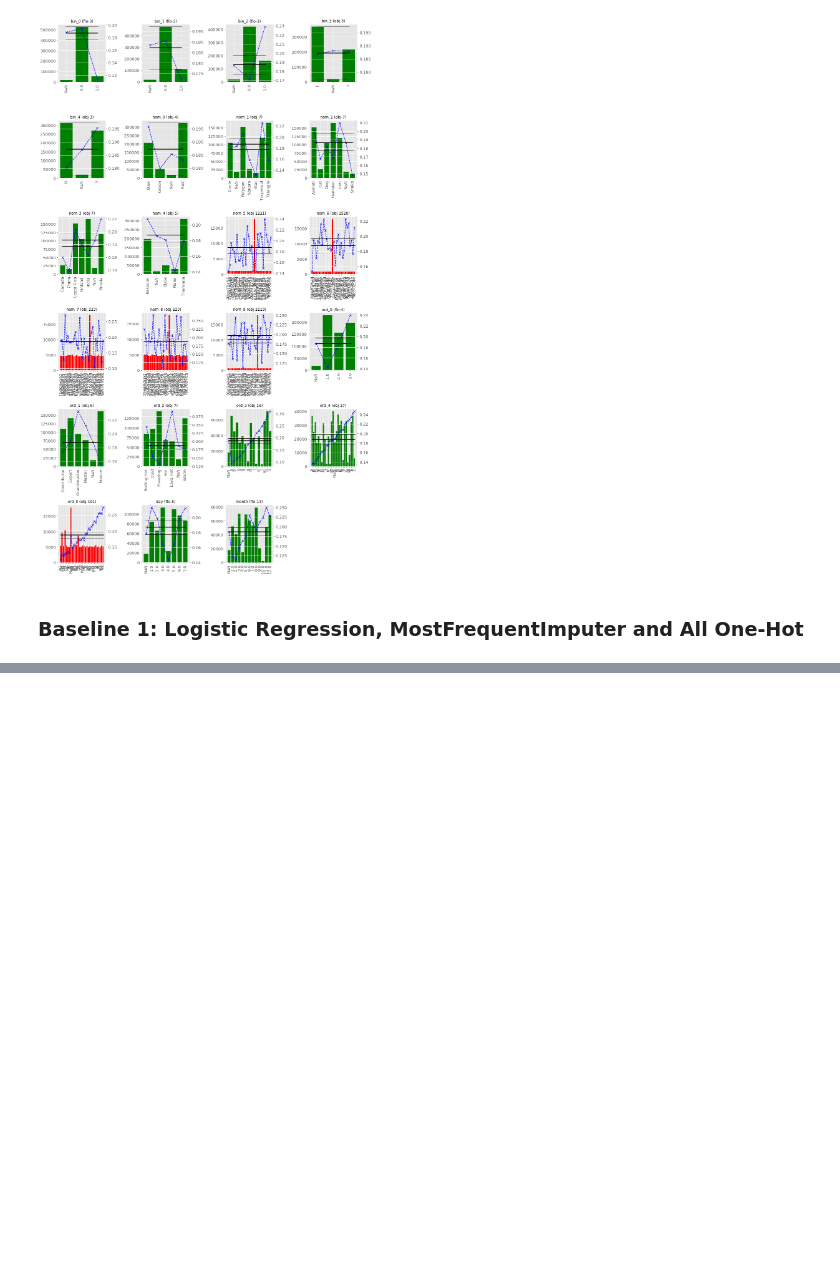
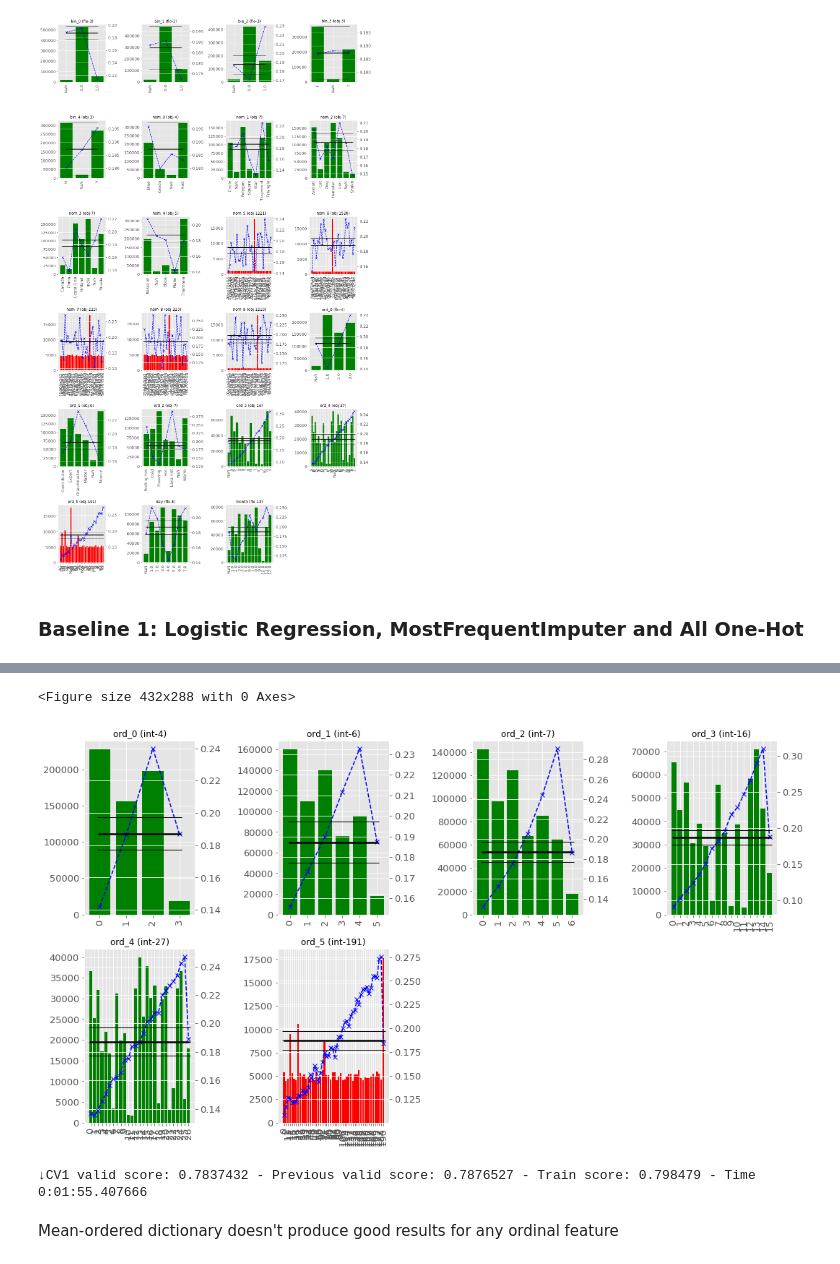
Before and after one commit to numan947/Kaggle, a Jupyter notebook: CategoricalFeatureEncoding_II/Modeling v2.ipynb, the cells around one changed output, grey strips where cells are left out. Drawn from its saved outputs; the diff is of its cells as text; code cells hidden in the pictures; blank space fills up the shorter version.

```diff
--- a/CategoricalFeatureEncoding_II/Modeling v2.ipynb
+++ b/CategoricalFeatureEncoding_II/Modeling v2.ipynb
@@ -248,0 +678,48 @@ print("Average: {}".format((bl1cv1+bl1cv2+bl1cv3)/3.0))
+# %%
+class OrdinalEngineer(BaseEstimator, TransformerMixin):
+    def __init__(self, cols, transform_ordinal, transform_dict=None):
+        self.cols = cols
+        self.transform_ordinal = transform_ordinal
+        self.transform_dict = transform_dict
+    def fit(self,X, y=None):
+        return self
+    def transform(self, X, y=None):
+        df = X.copy()
+        for c in self.cols:
+            df[c] = self.transform_ordinal(df[c], self.transform_dict)
+        return df
+# %%
+oe = OrdinalEngineer(ordinal_features, transform_feat, normal_dict)
+# %%
+mutils.plot_multiple_categorical(oe.fit_transform(df.fillna("N_A")), ordinal_features, col_target="target", top_n=50)
+# %% [output]
+<Figure size 432x288 with 0 Axes>
+[figure, added]
+# %%
+%%time
+# Interactions for bin_3 & bin_4
+df = train.copy()
+
+target_cols = ["target"]
+drop_cols = ["bin_3"]
+all_train_cols = [col for col in df.columns if col not in target_cols+drop_cols+ordinal_features]
+
+
+# print(all_train_cols)
+mfi = CustomMostFrequentImputer(ordinal_features)
+oe = OrdinalEngineer(ordinal_features, transform_feat, normal_dict)
+imputer = CustomNewCategoryImputer(all_train_cols)
+scl = (pp.StandardScaler(copy=False), ordinal_features)
+ohe = (pp.OneHotEncoder(categories="auto",dtype="uint8",handle_unknown="ignore"), all_train_cols)
+
+pipe = make_pipeline(mfi, oe, imputer, make_column_transformer(ohe, scl), LogisticRegression(**lr_params))
+
+bl3sc1, bl3cv1 = cross_val_print(pipe, df.drop(target_cols+drop_cols, axis=1), df["target"], cv=fold1, best_score=BASELINE["NAI1"])
+bl3sc2, bl3cv2 = cross_val_print(pipe, df.drop(target_cols+drop_cols, axis=1), df["target"], cv=fold2, best_score=BASELINE["NAI2"])
+bl3sc3, bl3cv3 = cross_val_print(pipe, df.drop(target_cols+drop_cols, axis=1), df["target"], cv=fold3, best_score=BASELINE["NAI3"])
+
+print("Average: {} Baseline Avg: {} DIFF WRT Base: {}".format((bl3sc1+bl3sc2+bl3sc3)/3.0, (BASELINE["NAI1"]+BASELINE["NAI2"]+BASELINE["NAI3"])/3,((bl3sc1+bl3sc2+bl3sc3)/3.0 - (BASELINE["NAI1"]+BASELINE["NAI2"]+BASELINE["NAI3"])/3)))
+# %% [output]
+↓CV1 valid score: 0.7837432 - Previous valid score: 0.7876527 - Train score: 0.798479 - Time 0:01:55.407666
+# %% [markdown]
+Mean-ordered dictionary doesn't produce good results for any ordinal feature
```
Also changed, not shown: parts of 27 cells of this notebook, 2 other files.
